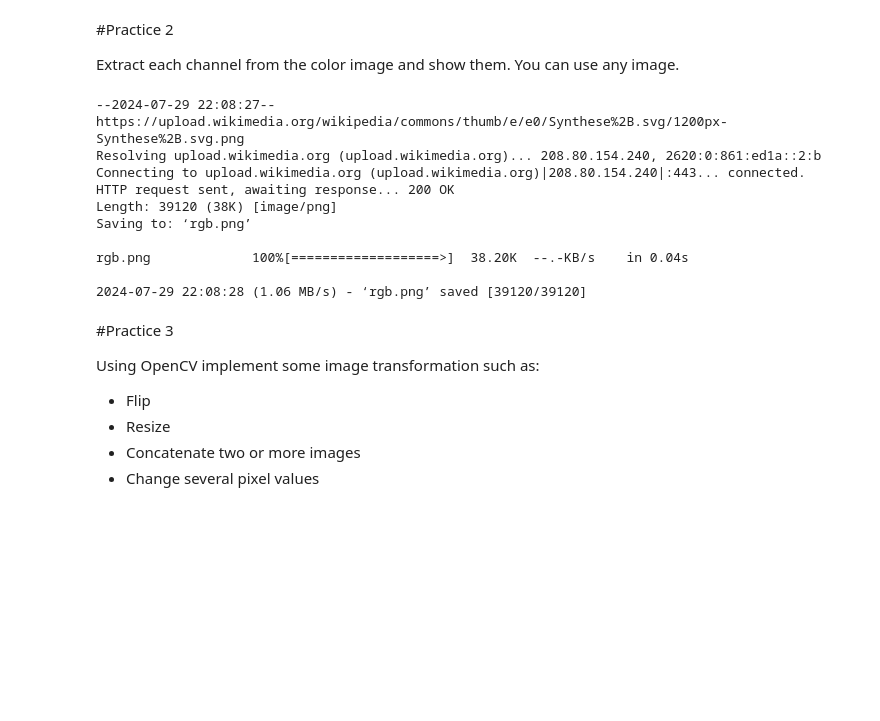
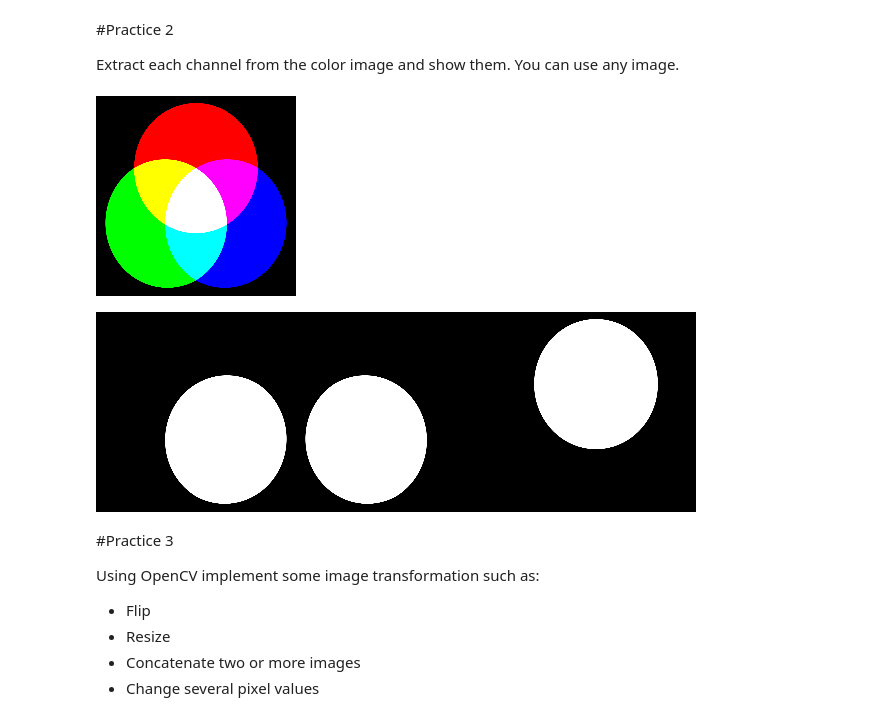
Before and after one commit to andrehochuli/teaching, a Jupyter notebook: ComputerVision/Lecture 01 - Computer Vision and Image Processing/Lecture_01_Intro2ImageProc-LectureNotes.ipynb, the cells around one changed output. Cells and saved outputs as stored; diff of their text form; code cells hidden in the pictures; blank space fills up the shorter version.

```diff
--- a/ComputerVision/Lecture 01 - Computer Vision and Image Processing/Lecture_01_Intro2ImageProc-LectureNotes.ipynb
+++ b/ComputerVision/Lecture 01 - Computer Vision and Image Processing/Lecture_01_Intro2ImageProc-LectureNotes.ipynb
@@ -230,18 +291,22 @@ The histogram compute the frequencies of each pixel value (0-255)
 Extract each channel from the color image and show them. You can use any image.
 # %%
 #Implement Practice 2 here
-!wget https://upload.wikimedia.org/wikipedia/commons/thumb/e/e0/Synthese%2B.svg/1200px-Synthese%2B.svg.png -O rgb.png
+#!wget https://upload.wikimedia.org/wikipedia/commons/thumb/e/e0/Synthese%2B.svg/1200px-Synthese%2B.svg.png -O rgb.png
+img = cv2.imread('rgb.png')
+
+img = cv2.resize(img,(200,200))
+
+cv2_imshow(img)
+
+c1 = img[:,:,0] #blue
+c2 = img[:,:,1] #green
+c3 = img[:,:,2] #red
+
+all = np.concatenate([c1,c2,c3],axis=1)
+cv2_imshow(all)
 # %% [output]
---2024-07-29 22:08:27--  https://upload.wikimedia.org/wikipedia/commons/thumb/e/e0/Synthese%2B.svg/1200px-Synthese%2B.svg.png
-Resolving upload.wikimedia.org (upload.wikimedia.org)... 208.80.154.240, 2620:0:861:ed1a::2:b
-Connecting to upload.wikimedia.org (upload.wikimedia.org)|208.80.154.240|:443... connected.
-HTTP request sent, awaiting response... 200 OK
-Length: 39120 (38K) [image/png]
-Saving to: ‘rgb.png’
-
-rgb.png             100%[===================>]  38.20K  --.-KB/s    in 0.04s
-
-2024-07-29 22:08:28 (1.06 MB/s) - ‘rgb.png’ saved [39120/39120]
+[figure, added]
+[figure, added]
 # %% [markdown]
 #Practice 3
 
```
Also changed, not shown: parts of 9 cells of this notebook.
